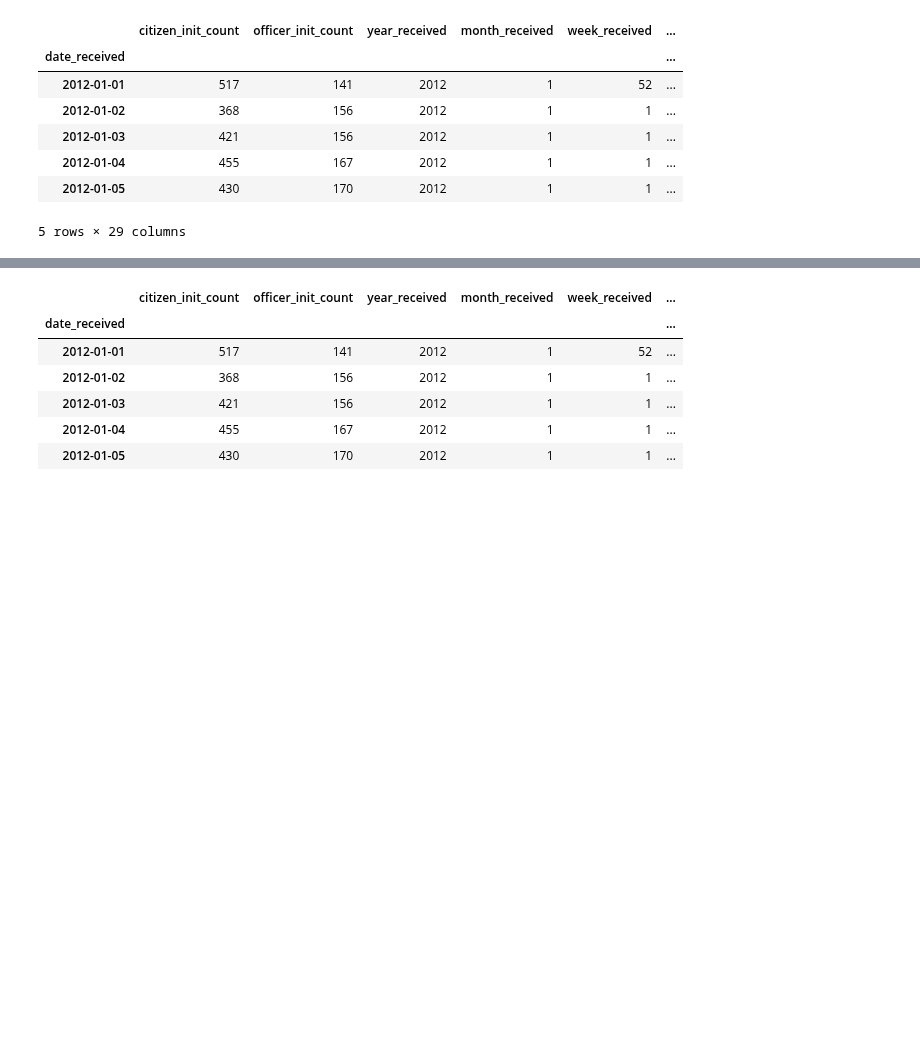
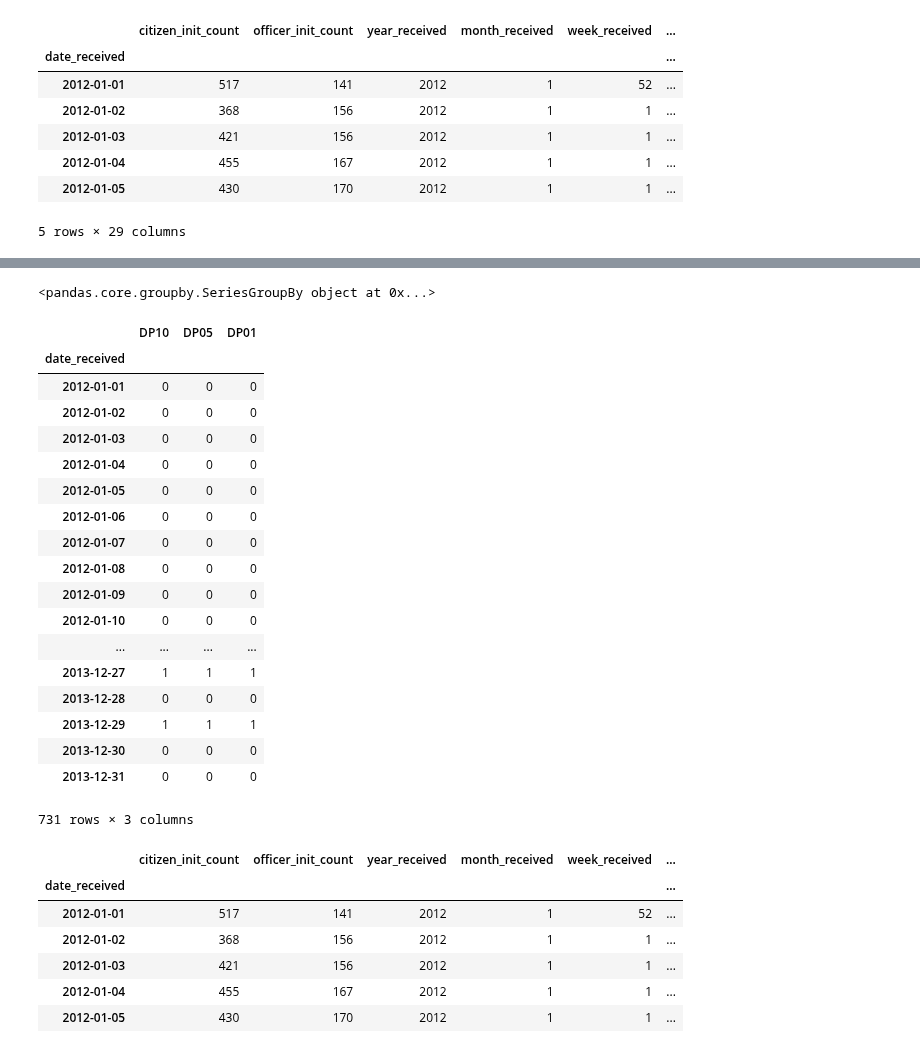
Before and after one commit to shihabhasan/call-for-service, a Jupyter notebook: working_files/notebooks/Time Series Analysis.ipynb, the cells around one changed output, grey strips where cells are left out. Cells and saved outputs as stored; diff of their text form; code cells hidden in the pictures; blank space fills up the shorter version.

```diff
--- a/working_files/notebooks/Time Series Analysis.ipynb
+++ b/working_files/notebooks/Time Series Analysis.ipynb
@@ -362,0 +352,6 @@ weekly_df.head()
+# %%
+weekly_group = df.groupby([df.index.year, df.index.week])
+for w, g in weekly_group:
+    print(w)
+    display(g)
+    break
@@ -363,3 +371,41 @@ weekly_df.head()
+# %%
+weekly_df = pd.DataFrame()
+
+# num days > 1 in. precip; PRCP is in 1/10th mm, and there are 25.4 mm. in an inch
+
+display(weekly_group['PRCP'])
+
+weekly_df['DP10'] = weekly_group['PRCP'].apply(lambda x: x*10 > 1*25.4).astype(int)
+weekly_df['DP05'] = weekly_group['PRCP'].apply(lambda x: x*10 > 0.5*25.4).astype(int)
+weekly_df['DP01'] = weekly_group['PRCP'].apply(lambda x: x*10 > 0.1*25.4).astype(int)
+
+weekly_df.index = pd.to_datetime(weekly_df.index)
+
+""" Apparently we might not need this... we'll leave what we have here for now """
+# %% [output]
+<pandas.core.groupby.SeriesGroupBy object at 0x...>
+# %%
+weekly_df
+# %% [output]
+|  | DP10 | DP05 | DP01 |
+| date_received |  |  |  |
+| 2012-01-01 | 0 | 0 | 0 |
+| 2012-01-02 | 0 | 0 | 0 |
+| 2012-01-03 | 0 | 0 | 0 |
+| 2012-01-04 | 0 | 0 | 0 |
+| 2012-01-05 | 0 | 0 | 0 |
+| 2012-01-06 | 0 | 0 | 0 |
+| 2012-01-07 | 0 | 0 | 0 |
+| 2012-01-08 | 0 | 0 | 0 |
+| 2012-01-09 | 0 | 0 | 0 |
+| 2012-01-10 | 0 | 0 | 0 |
+| ... | ... | ... | ... |
+| 2013-12-27 | 1 | 1 | 1 |
+| 2013-12-28 | 0 | 0 | 0 |
+| 2013-12-29 | 1 | 1 | 1 |
+| 2013-12-30 | 0 | 0 | 0 |
+| 2013-12-31 | 0 | 0 | 0 |
+731 rows × 3 columns
 # %%
 def quartile(x):
     for cutoff, val in (
```
Also changed, not shown: parts of 12 cells of this notebook, 1 other file.
